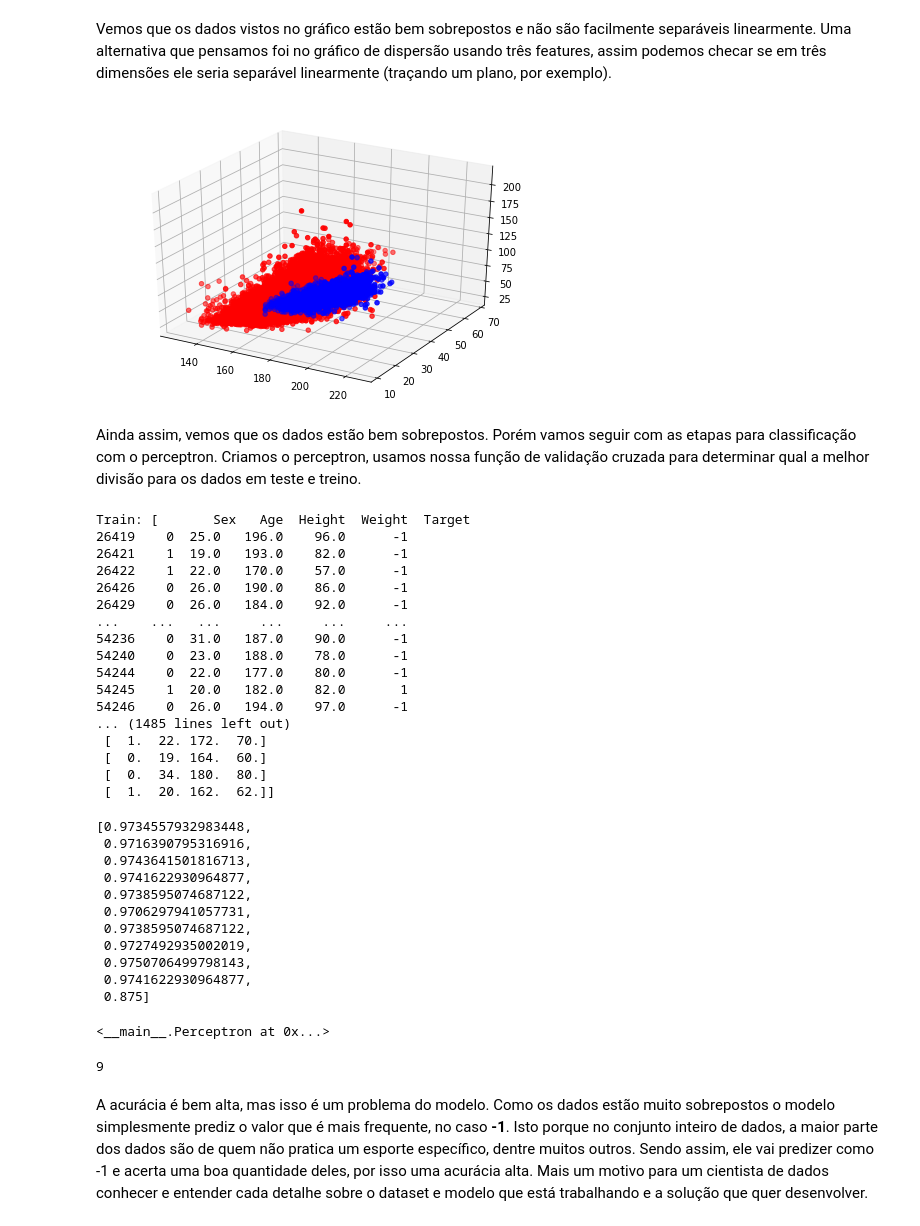
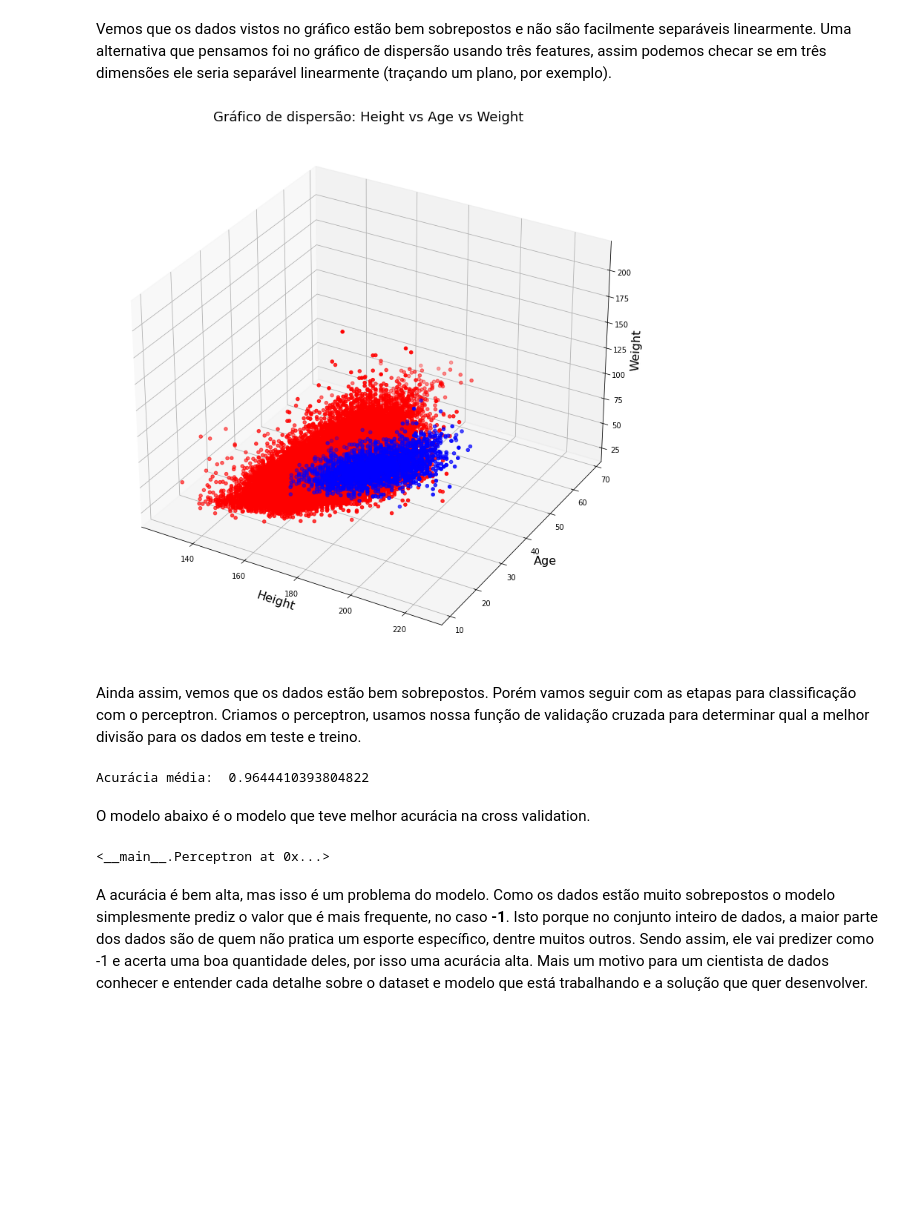
Before and after one commit to thalissonfelipe/mineracao, a Jupyter notebook: Trabalho02/Perceptron.ipynb, the cells around one changed output. Cells and saved outputs as stored; diff of their text form; code cells hidden in the pictures; blank space fills up the shorter version.

```diff
--- a/Trabalho02/Perceptron.ipynb
+++ b/Trabalho02/Perceptron.ipynb
@@ -292,52 +317,17 @@ plt.show()
 # %% [markdown]
 Vemos que os dados vistos no gráfico estão bem sobrepostos e não são facilmente separáveis linearmente. Uma alternativa que pensamos foi no gráfico de dispersão usando três features, assim podemos checar se em três dimensões ele seria separável linearmente (traçando um plano, por exemplo).
-# %%
-fig = plt.figure()
-ax = Axes3D(fig)
-
-
-df_target = df_sport.loc[df_sport['Target'] == 1]
-df_out_target = df_sport.loc[df_sport['Target'] == -1]
-
-ax.scatter(df_target['Height'], df_target['Age'], df_target['Weight'], c='blue')
-ax.scatter(df_out_target['Height'],  df_out_target['Age'], df_out_target['Weight'], c='red')
-
-plt.show()
-# %% [output]
-[figure, removed]
+# %%
+scatterPlot3d(df_sport, 'Target', 'Height', 'Age', 'Weight')
+# %% [output]
+[figure, added]
 # %% [markdown]
 Ainda assim, vemos que os dados estão bem sobrepostos. Porém vamos seguir com as etapas para classificação com o perceptron. Criamos o perceptron, usamos nossa função de validação cruzada para determinar qual a melhor divisão para os dados em teste e treino.
 # %%
 ppc = Perceptron(eta=0.5, n_iter=10)
-accs, X_train, y_train = cross_validation_model(ppc, df_sport, n_folds = 10)
-accs
+accs, X, y = cross_validation_model(ppc, df_sport, n_folds=10)
+print('Acurácia média: ', np.mean(accs))
 # %% [output]
-Train: [       Sex   Age  Height  Weight  Target
-26419    0  25.0   196.0    96.0      -1
-26421    1  19.0   193.0    82.0      -1
-26422    1  22.0   170.0    57.0      -1
-26426    0  26.0   190.0    86.0      -1
-26429    0  26.0   184.0    92.0      -1
-...    ...   ...     ...     ...     ...
-54236    0  31.0   187.0    90.0      -1
-54240    0  23.0   188.0    78.0      -1
-54244    0  22.0   177.0    80.0      -1
-54245    1  20.0   182.0    82.0       1
-54246    0  26.0   194.0    97.0      -1
-... (1485 lines left out)
- [  1.  22. 172.  70.]
- [  0.  19. 164.  60.]
- [  0.  34. 180.  80.]
- [  1.  20. 162.  62.]]
+Acurácia média:  0.9644410393804822
-[0.9734557932983448,
- 0.9716390795316916,
- 0.9743641501816713,
- 0.9741622930964877,
- 0.9738595074687122,
- 0.9706297941057731,
- 0.9738595074687122,
- 0.9727492935002019,
- 0.9750706499798143,
- 0.9741622930964877,
- 0.875]
+# %% [markdown]
+O modelo abaixo é o modelo que teve melhor acurácia na cross validation.
 # %%
@@ -345,9 +335,5 @@ ppc.fit(X_train, y_train)
 # %% [output]
 <__main__.Perceptron at 0x...>
-# %%
-len(y_train)
-# %% [output]
-9
 # %% [markdown]
 A acurácia é bem alta, mas isso é um problema do modelo. Como os dados estão muito sobrepostos o modelo simplesmente prediz o valor que é mais frequente, no caso <b>-1</b>. Isto porque no conjunto inteiro de dados, a maior parte dos dados são de quem não pratica um esporte específico, dentre muitos outros. Sendo assim, ele vai predizer como -1 e acerta uma boa quantidade deles, por isso uma acurácia alta. Mais um motivo para um cientista de dados conhecer e entender cada detalhe sobre o dataset e modelo que está trabalhando e a solução que quer desenvolver.
 # %% [markdown]
```
Also changed, not shown: parts of 64 cells of this notebook, 3 other files.
